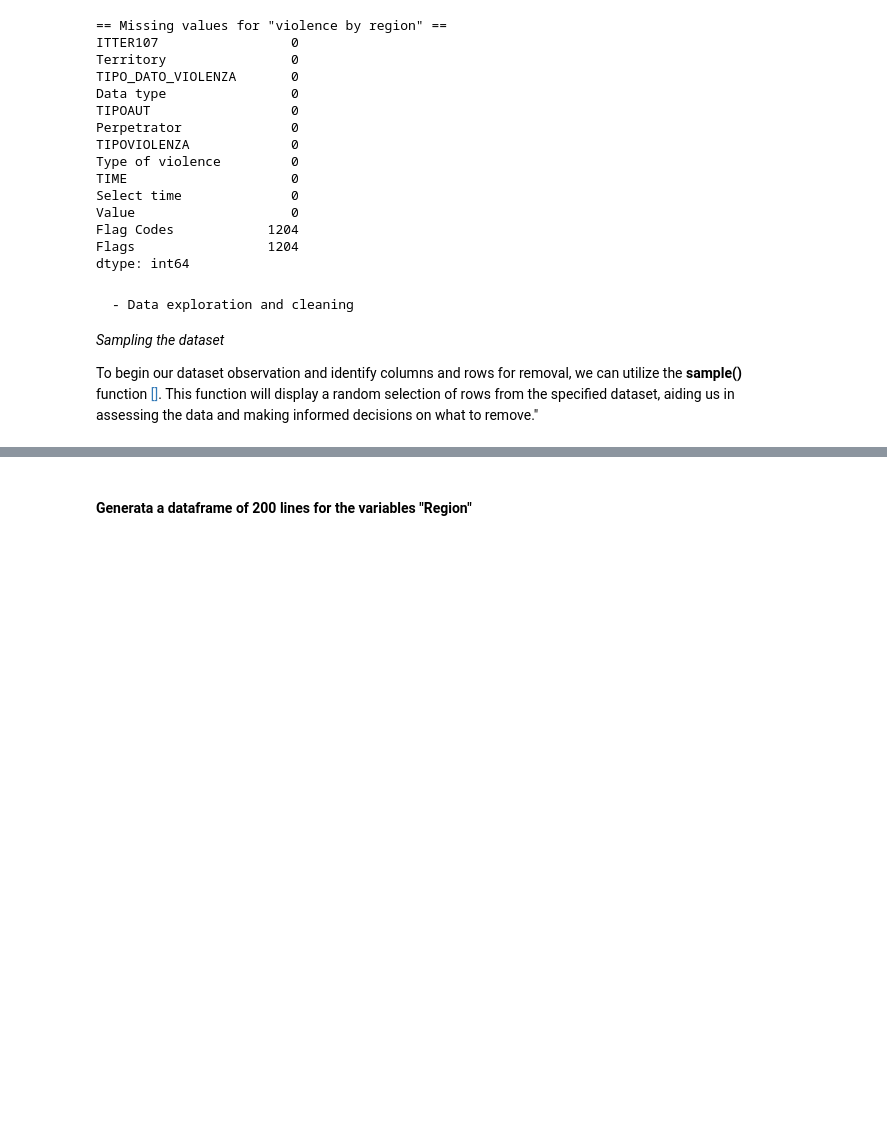
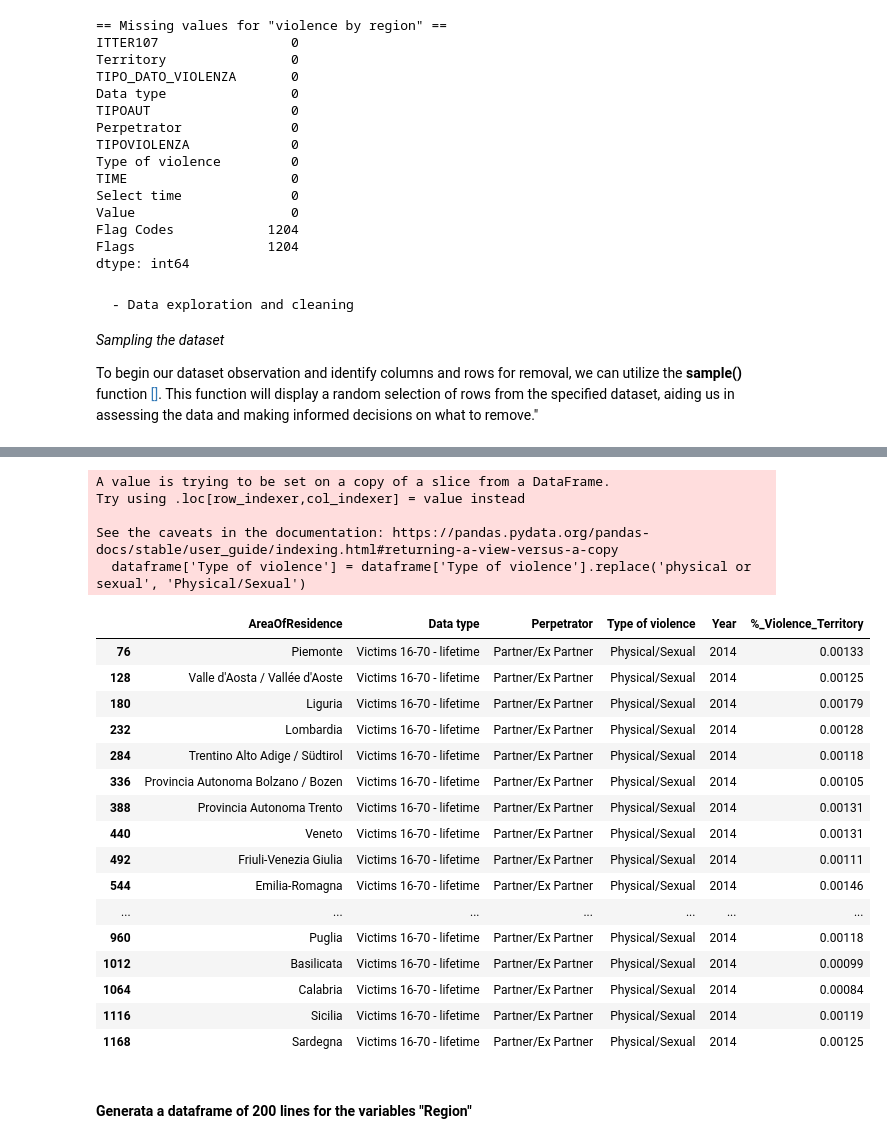
Before and after one commit to Cecilia8989/PfDA_Assignement, a Jupyter notebook: PfDA_Project_1.ipynb, the cells around one changed output, grey strips where cells are left out. Saved outputs shown, nothing was run; the diff lists cells and outputs as text; code cells hidden in the pictures; blank space fills up the shorter version.

Commit message:
region probability

```diff
--- a/PfDA_Project_1.ipynb
+++ b/PfDA_Project_1.ipynb
@@ -147,0 +141,3 @@ violence_per_region['Perpetrator'].unique()
+# %%
+# Modify the format of the '%_Violence_Territory' column to be in the range [0, 1]
+violence_by_region['%_Violence_Territory'] = violence_by_region['%_Violence_Territory'] / 100
@@ -148,33 +171,49 @@ violence_per_region['Perpetrator'].unique()
 # %%
-# function to filter the dataset in the columnc 'Pepetrators' and 'Datatype'
+# Function to filter and replace values in the 'violence_by_region' DataFrame
 def filter_and_replace(dataframe):
     # Filter for rows where 'Type of violence' is 'physical or sexual'
-    dataframe = dataframe[dataframe['Type of violence'] == 'physical or sexual']
-
-    # Replace 'current partner or former partner' with 'Partner/Ex Partner' in the 'Perpetrator' column
-    dataframe['Type of violence'] = dataframe['Type of violence'].replace('physical or sexual', 'Phisical/Sexual')
-
+    dataframe = dataframe.loc[dataframe['Type of violence'] == 'physical or sexual']
+    # Replace 'physical or sexual' with 'Physical/Sexual' in the 'Type of violence' column
+    dataframe['Type of violence'] = dataframe['Type of violence'].replace('physical or sexual', 'Physical/Sexual')
     # Filter for rows where 'Perpetrator' is 'current partner or former partner'
-    dataframe = dataframe[dataframe['Perpetrator'] == 'current partner or former partner']
-
+    dataframe = dataframe.loc[dataframe['Perpetrator'] == 'current partner or former partner']
     # Replace 'current partner or former partner' with 'Partner/Ex Partner' in the 'Perpetrator' column
     dataframe['Perpetrator'] = dataframe['Perpetrator'].replace('current partner or former partner', 'Partner/Ex Partner')
-
     # Filter for rows where 'Data type' matches a specific condition
-    dataframe = dataframe[dataframe['Data type'] == 'women aged 16-70 years who have suffered violence lifetime (% of ever-partnered women 16-70 years)']
-
-    # Replace 'current partner or former partner' with 'Partner/Ex Partner' in the 'Perpetrator' column
+    dataframe = dataframe.loc[dataframe['Data type'] == 'women aged 16-70 years who have suffered violence lifetime (% of ever-partnered women 16-70 years)']
+    # Replace 'women aged 16-70 years who have suffered violence lifetime (% of ever-partnered women 16-70 years)' with 'Victims 16-70 - lifetime' in the 'Data type' column
     dataframe['Data type'] = dataframe['Data type'].replace('women aged 16-70 years who have suffered violence lifetime (% of ever-partnered women 16-70 years)', 'Victims 16-70 - lifetime')
-
     return dataframe
 
-violence_per_region = filter_and_replace(violence_per_region)
+# Applying the filter_and_replace function to the 'violence_by_region' DataFrame
+violence_by_region = filter_and_replace(violence_by_region)
 
-violence_per_region =violence_per_region.loc[violence_per_region ['Territory'] != 'Italy']
-
-# Filter for rows where 'Perpetrator' is 'current partner or former partner'
-#violence_per_region = violence_per_region.loc[violence_per_region['Perpetrator'] == 'current partner or former partner']
-violence_per_region
+# Filtering out rows where 'Territory' is 'Italy'
+violence_by_region = violence_by_region.loc[violence_by_region['AreaOfResidence'] != 'Italy']
+violence_by_region
+# %% [output]
+A value is trying to be set on a copy of a slice from a DataFrame.
+Try using .loc[row_indexer,col_indexer] = value instead
+
+See the caveats in the documentation: https://pandas.pydata.org/pandas-docs/stable/user_guide/indexing.html#returning-a-view-versus-a-copy
+  dataframe['Type of violence'] = dataframe['Type of violence'].replace('physical or sexual', 'Physical/Sexual')
+|  | AreaOfResidence | Data type | Perpetrator | Type of violence | Year | %_Violence_Territory |
+| 76 | Piemonte | Victims 16-70 - lifetime | Partner/Ex Partner | Physical/Sexual | 2014 | 0.00133 |
+| 128 | Valle d'Aosta / Vallée d'Aoste | Victims 16-70 - lifetime | Partner/Ex Partner | Physical/Sexual | 2014 | 0.00125 |
+| 180 | Liguria | Victims 16-70 - lifetime | Partner/Ex Partner | Physical/Sexual | 2014 | 0.00179 |
+| 232 | Lombardia | Victims 16-70 - lifetime | Partner/Ex Partner | Physical/Sexual | 2014 | 0.00128 |
+| 284 | Trentino Alto Adige / Südtirol | Victims 16-70 - lifetime | Partner/Ex Partner | Physical/Sexual | 2014 | 0.00118 |
+| 336 | Provincia Autonoma Bolzano / Bozen | Victims 16-70 - lifetime | Partner/Ex Partner | Physical/Sexual | 2014 | 0.00105 |
+| 388 | Provincia Autonoma Trento | Victims 16-70 - lifetime | Partner/Ex Partner | Physical/Sexual | 2014 | 0.00131 |
+| 440 | Veneto | Victims 16-70 - lifetime | Partner/Ex Partner | Physical/Sexual | 2014 | 0.00131 |
+| 492 | Friuli-Venezia Giulia | Victims 16-70 - lifetime | Partner/Ex Partner | Physical/Sexual | 2014 | 0.00111 |
+| 544 | Emilia-Romagna | Victims 16-70 - lifetime | Partner/Ex Partner | Physical/Sexual | 2014 | 0.00146 |
+| ... | ... | ... | ... | ... | ... | ... |
+| 960 | Puglia | Victims 16-70 - lifetime | Partner/Ex Partner | Physical/Sexual | 2014 | 0.00118 |
+| 1012 | Basilicata | Victims 16-70 - lifetime | Partner/Ex Partner | Physical/Sexual | 2014 | 0.00099 |
+| 1064 | Calabria | Victims 16-70 - lifetime | Partner/Ex Partner | Physical/Sexual | 2014 | 0.00084 |
+| 1116 | Sicilia | Victims 16-70 - lifetime | Partner/Ex Partner | Physical/Sexual | 2014 | 0.00119 |
+| 1168 | Sardegna | Victims 16-70 - lifetime | Partner/Ex Partner | Physical/Sexual | 2014 | 0.00125 |
 # %%
 violence_per_region['Data type'].unique()
 # %%
```
Also changed, not shown: parts of 9 cells of this notebook.
